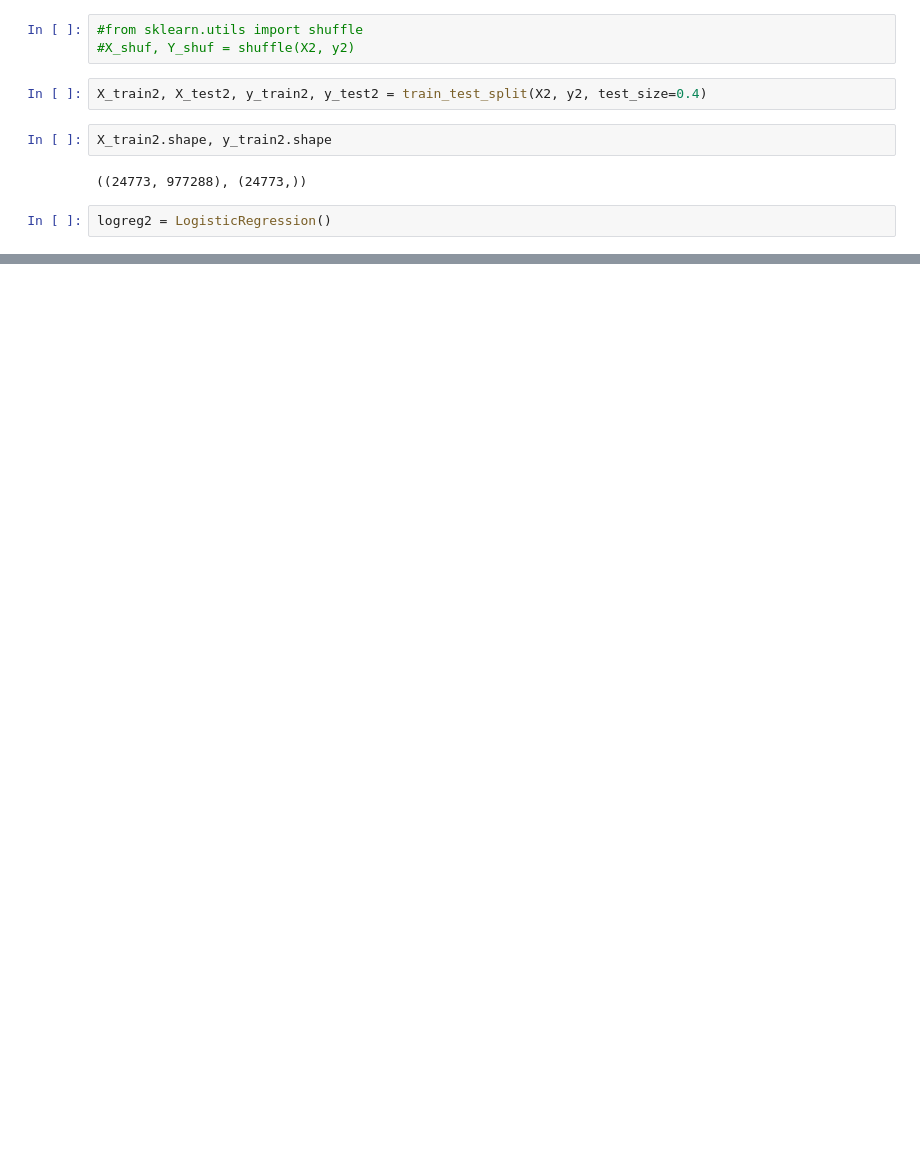
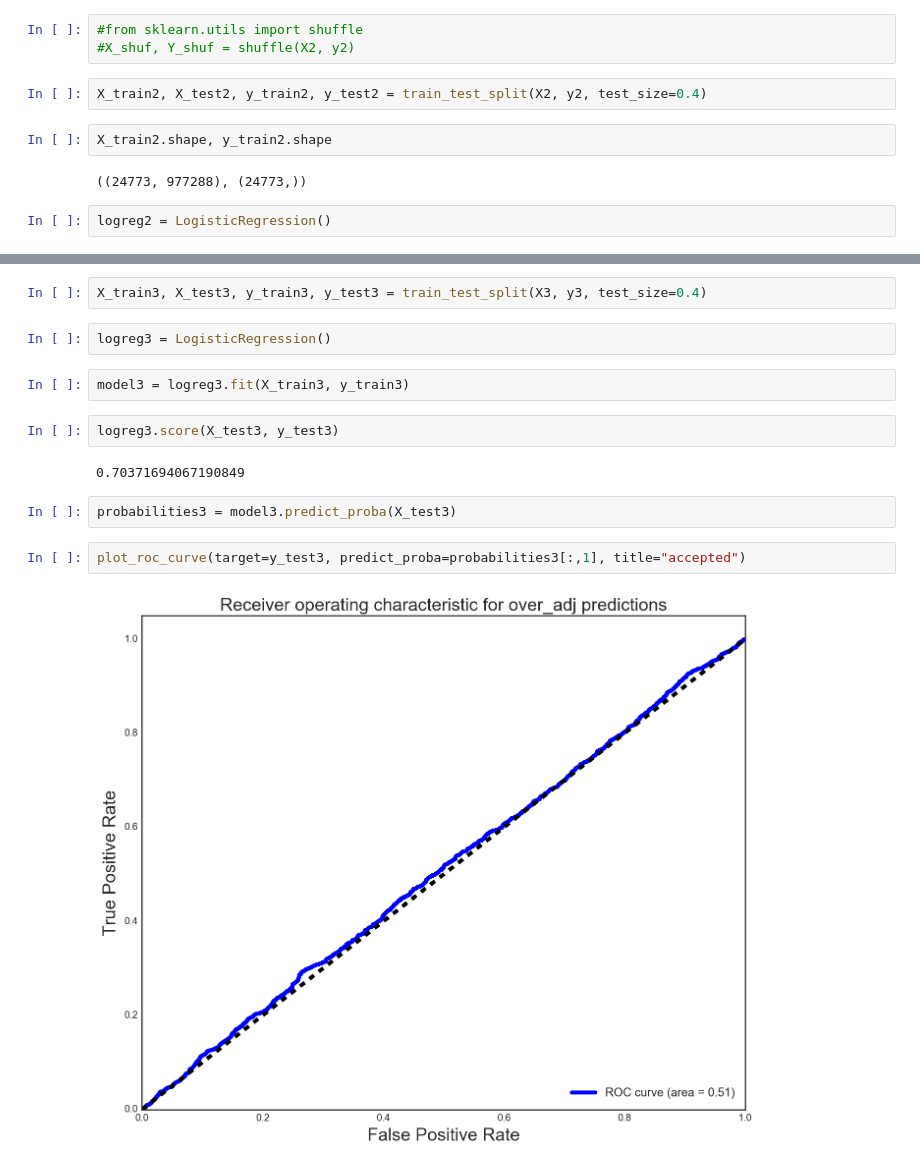
Before and after one commit to ocj137/DSI-SF-2-ocjacob, a Jupyter notebook: week07/project-7.ipynb, the cells around one changed output, grey strips where cells are left out. Saved outputs shown, nothing was run; the diff lists cells and outputs as text; blank space fills up the shorter version.

```diff
--- a/week07/project-7.ipynb
+++ b/week07/project-7.ipynb
@@ -284,0 +400,16 @@ LogisticRegression(C=1.0, class_weight=None, dual=False, fit_intercept=True,
+# %%
+X_train3, X_test3, y_train3, y_test3 = train_test_split(X3, y3, test_size=0.4)
+# %%
+logreg3 = LogisticRegression()
+# %%
+model3 = logreg3.fit(X_train3, y_train3)
+# %%
+logreg3.score(X_test3, y_test3)
+# %% [output]
+0.70371694067190849
+# %%
+probabilities3 = model3.predict_proba(X_test3)
+# %%
+plot_roc_curve(target=y_test3, predict_proba=probabilities3[:,1], title="accepted")
+# %% [output]
+[figure, added]
```
Also changed, not shown: parts of 34 cells of this notebook.
